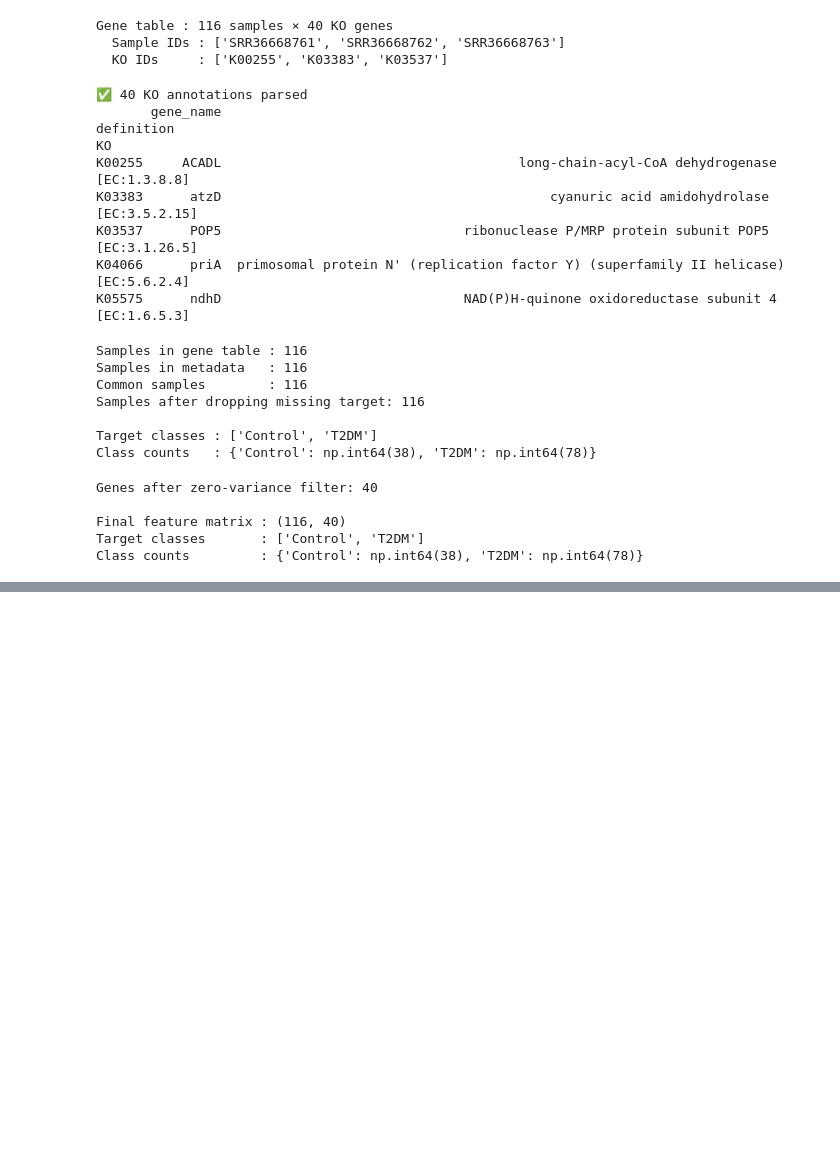
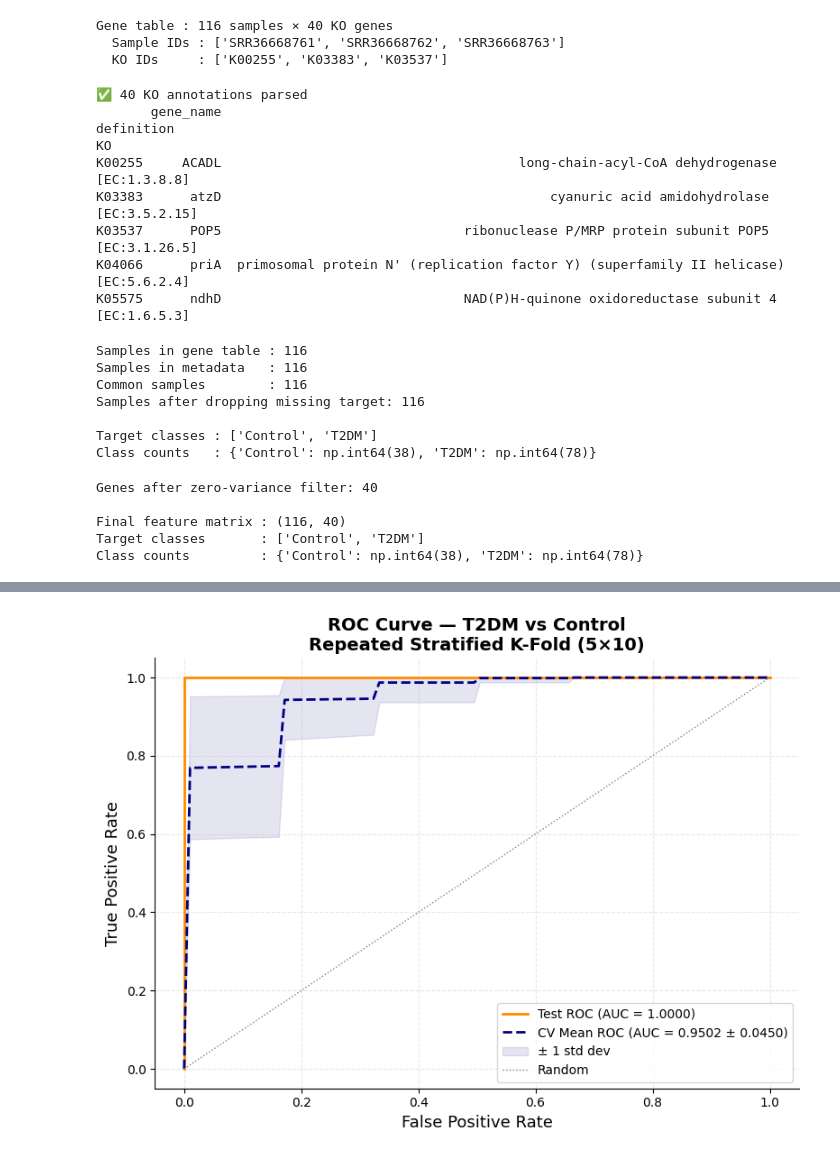
Before and after one commit to nibaskumar93n-debug/Morphoinformatics, a Jupyter notebook: Repeated_kfold__Key_gene_selection_SHAP.ipynb, the cells around one changed output, grey strips where cells are left out. Cells and saved outputs as stored; diff of their text form; code cells hidden in the pictures; blank space fills up the shorter version.

```diff
--- a/Repeated_kfold__Key_gene_selection_SHAP.ipynb
+++ b/Repeated_kfold__Key_gene_selection_SHAP.ipynb
@@ -503,0 +504,80 @@ weighted avg       0.88      0.86      0.84        35
+# %%
+from sklearn.metrics import roc_curve, auc
+from sklearn.preprocessing import label_binarize
+
+fig, ax = plt.subplots(figsize=(8, 6))
+
+# ── Test set ROC ───────────────────────────────────────────────────
+if n_classes == 2:
+    fpr, tpr, _ = roc_curve(y_test, model.predict_proba(X_test)[:, 1])
+    roc_auc     = auc(fpr, tpr)
+    ax.plot(fpr, tpr, color='darkorange', lw=2,
+            label=f'Test ROC (AUC = {roc_auc:.4f})')
+else:
+    y_test_bin = label_binarize(y_test, classes=range(n_classes))
+    for i, cls in enumerate(classes):
+        fpr, tpr, _ = roc_curve(y_test_bin[:, i],
+                                 model.predict_proba(X_test)[:, i])
+        roc_auc = auc(fpr, tpr)
+        ax.plot(fpr, tpr, lw=2, label=f'{cls} (AUC = {roc_auc:.4f})')
+
+# ── CV ROC (mean ± std across repeated folds) ─────────────────────
+tprs, aucs = [], []
+mean_fpr    = np.linspace(0, 1, 100)
+
+rskf = RepeatedStratifiedKFold(n_splits=N_CV_FOLDS, n_repeats=N_REPEATS,
+                                random_state=RANDOM_STATE)
+
+for train_idx, test_idx in rskf.split(X_train, y_train):
+    fold_model = XGBClassifier(
+        **best_params,
+        eval_metric  = "mlogloss" if n_classes > 2 else "logloss",
+        random_state = RANDOM_STATE,
+        n_jobs       = -1,
+    )
+    fold_model.fit(X_train[train_idx], y_train[train_idx])
+    fold_proba = fold_model.predict_proba(X_train[test_idx])
+
+    if n_classes == 2:
+        fpr, tpr, _ = roc_curve(y_train[test_idx], fold_proba[:, 1])
+    else:
+        fpr, tpr, _ = roc_curve(
+            label_binarize(y_train[test_idx], classes=range(n_classes)).ravel(),
+            fold_proba.ravel()
+        )
+
+    tprs.append(np.interp(mean_fpr, fpr, tpr))
+    tprs[-1][0] = 0.0
+    aucs.append(auc(fpr, tpr))
+
+mean_tpr      = np.mean(tprs, axis=0)
+mean_tpr[-1]  = 1.0
+mean_auc      = np.mean(aucs)
+std_auc       = np.std(aucs)
+std_tpr       = np.std(tprs, axis=0)
+tprs_upper    = np.minimum(mean_tpr + std_tpr, 1)
+tprs_lower    = np.maximum(mean_tpr - std_tpr, 0)
+
+ax.plot(mean_fpr, mean_tpr, color='navy', lw=2, linestyle='--',
+        label=f'CV Mean ROC (AUC = {mean_auc:.4f} ± {std_auc:.4f})')
+ax.fill_between(mean_fpr, tprs_lower, tprs_upper,
+                color='navy', alpha=0.1, label='± 1 std dev')
+
+# ── Diagonal reference line ────────────────────────────────────────
+ax.plot([0, 1], [0, 1], color='grey', lw=1, linestyle=':', label='Random')
+
+ax.set_xlabel("False Positive Rate", fontsize=13)
+ax.set_ylabel("True Positive Rate", fontsize=13)
+ax.set_title(f"ROC Curve — {CLASS_POSITIVE} vs {CLASS_NEGATIVE}\n"
+             f"Repeated Stratified K-Fold ({N_CV_FOLDS}×{N_REPEATS})",
+             fontsize=14, fontweight="bold")
+ax.legend(loc="lower right", fontsize=10)
+ax.grid(alpha=0.3, linestyle="--")
+ax.spines[["top","right"]].set_visible(False)
+
+plt.tight_layout()
+plt.savefig("roc_curve.svg", dpi=300, bbox_inches="tight")
+plt.show()
+print("✅ Saved: roc_curve.svg")
+# %% [output]
+[figure, added]
```
Also changed, not shown: parts of 12 cells of this notebook.
